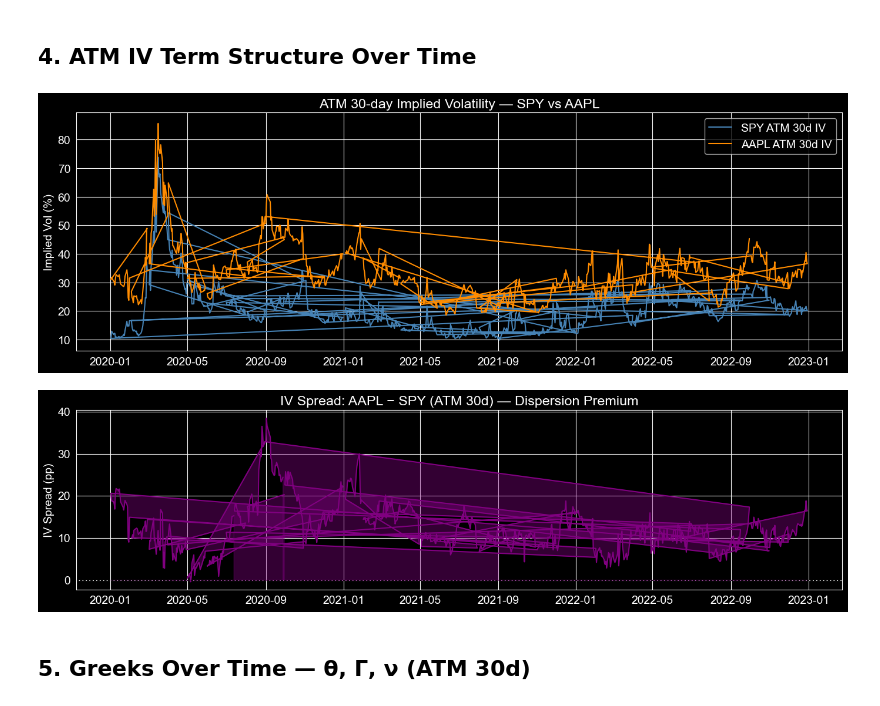
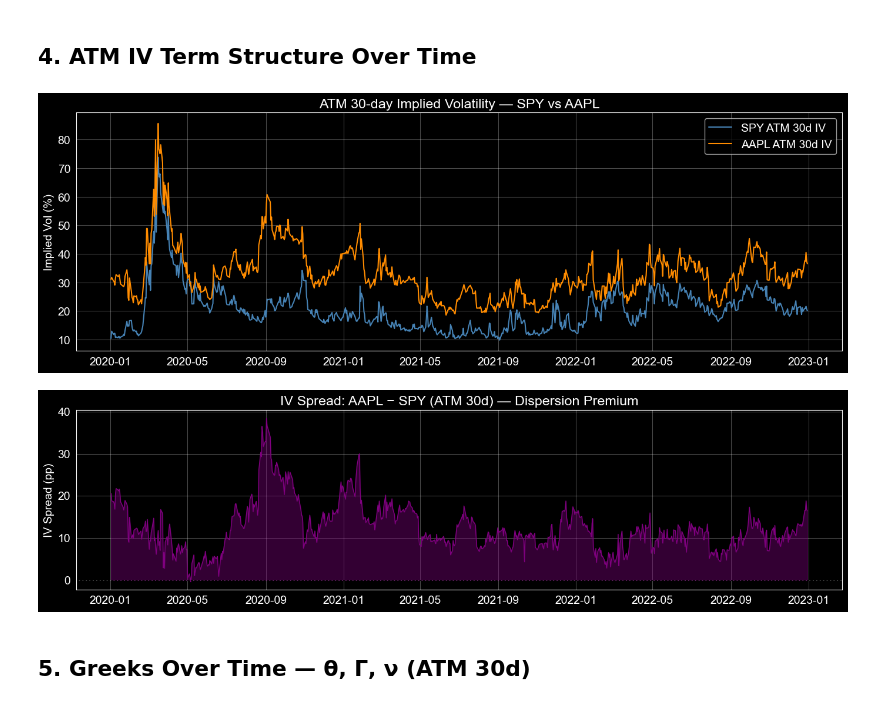
Before and after one commit to Mariuscalaque/Volatility-Trading-Project--Dispersion-Strategies, a Jupyter notebook: notebooks/01_data_exploration.ipynb, the cells around one changed output. Cells and saved outputs as stored; diff of their text form; code cells hidden in the pictures.

```diff
--- a/notebooks/01_data_exploration.ipynb
+++ b/notebooks/01_data_exploration.ipynb
@@ -130,6 +143,16 @@ df_spy_atm_30 = select_options(
     strike_col="moneyness",
     strike_target=1.0,
     day_to_expiry_target=30,
+)
+# Fix: sort by date, then keep only one row per date (tie-break on closest moneyness)
+df_spy_atm_30 = (
+    df_spy_atm_30
+    .assign(_dist=lambda x: abs(x["moneyness"] - 1.0))
+    .sort_values(["date", "_dist"])
+    .drop_duplicates(subset=["date"], keep="first")
+    .drop(columns=["_dist"])
+    .sort_values("date")
+    .reset_index(drop=True)
 )
 
 df_aapl_atm_30 = select_options(
@@ -139,28 +162,42 @@ df_aapl_atm_30 = select_options(
     strike_target=1.0,
     day_to_expiry_target=30,
 )
+df_aapl_atm_30 = (
+    df_aapl_atm_30
+    .assign(_dist=lambda x: abs(x["moneyness"] - 1.0))
+    .sort_values(["date", "_dist"])
+    .drop_duplicates(subset=["date"], keep="first")
+    .drop(columns=["_dist"])
+    .sort_values("date")
+    .reset_index(drop=True)
+)
 
 fig, ax = plt.subplots(figsize=(14, 5))
-ax.plot(df_spy_atm_30["date"],  df_spy_atm_30["implied_volatility"]  * 100, label="SPY ATM 30d IV",  color="steelblue")
-ax.plot(df_aapl_atm_30["date"], df_aapl_atm_30["implied_volatility"] * 100, label="AAPL ATM 30d IV", color="darkorange")
+ax.plot(df_spy_atm_30["date"],  df_spy_atm_30["implied_volatility"]  * 100,
+        label="SPY ATM 30d IV",  color="steelblue")
+ax.plot(df_aapl_atm_30["date"], df_aapl_atm_30["implied_volatility"] * 100,
+        label="AAPL ATM 30d IV", color="darkorange")
 ax.set_title("ATM 30-day Implied Volatility — SPY vs AAPL")
-ax.set_ylabel("Implied Vol (%)"); ax.legend(); plt.tight_layout(); plt.show()
+ax.set_ylabel("Implied Vol (%)"); ax.legend(); ax.grid(True, alpha=0.3)
+plt.tight_layout(); plt.show()
 # %% [output]
-[figure, old version]
+[figure, new version]
 # %%
-df_iv_spread = df_spy_atm_30[["date"]].copy().set_index("date")
-df_iv_spread["spy_iv"]  = df_spy_atm_30.set_index("date")["implied_volatility"].values
-df_iv_spread["aapl_iv"] = df_aapl_atm_30.set_index("date")["implied_volatility"].reindex(df_iv_spread.index)
+# Merge on common dates to avoid index misalignment
+df_spy_iv = df_spy_atm_30[["date", "implied_volatility"]].rename(columns={"implied_volatility": "spy_iv"})
+df_aapl_iv = df_aapl_atm_30[["date", "implied_volatility"]].rename(columns={"implied_volatility": "aapl_iv"})
+df_iv_spread = df_spy_iv.merge(df_aapl_iv, on="date", how="inner").sort_values("date")
 df_iv_spread["iv_spread"] = (df_iv_spread["aapl_iv"] - df_iv_spread["spy_iv"]) * 100
 
 fig, ax = plt.subplots(figsize=(14, 4))
-ax.fill_between(df_iv_spread.index, df_iv_spread["iv_spread"], alpha=0.4, color="purple")
-ax.plot(df_iv_spread.index, df_iv_spread["iv_spread"], color="purple")
+ax.fill_between(df_iv_spread["date"], df_iv_spread["iv_spread"], alpha=0.4, color="purple")
+ax.plot(df_iv_spread["date"], df_iv_spread["iv_spread"], color="purple", linewidth=1)
 ax.axhline(0, color="black", linewidth=0.8, linestyle="--")
 ax.set_title("IV Spread: AAPL − SPY (ATM 30d) — Dispersion Premium")
-ax.set_ylabel("IV Spread (pp)"); plt.tight_layout(); plt.show()
+ax.set_ylabel("IV Spread (pp)"); ax.grid(True, alpha=0.3)
+plt.tight_layout(); plt.show()
 # %% [output]
-[figure, old version]
+[figure, new version]
 # %% [markdown]
 ## 5. Greeks Over Time — θ, Γ, ν (ATM 30d)
 # %%
```
Also changed, not shown: parts of 5 cells of this notebook.
